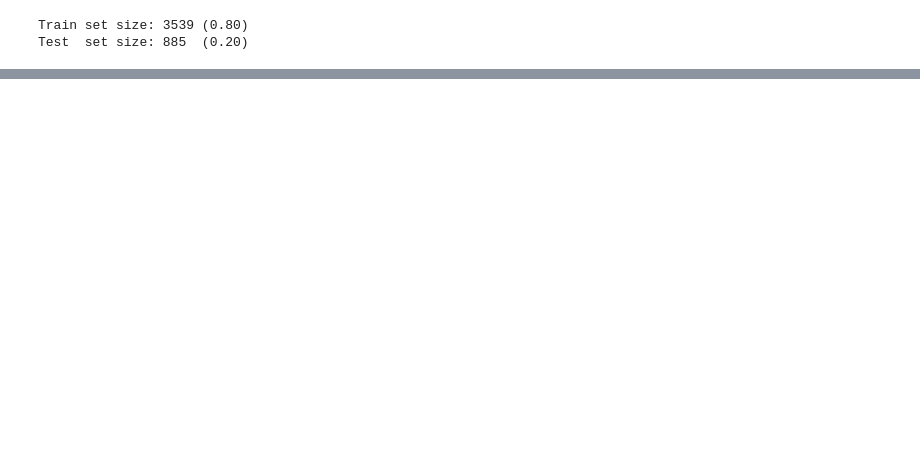
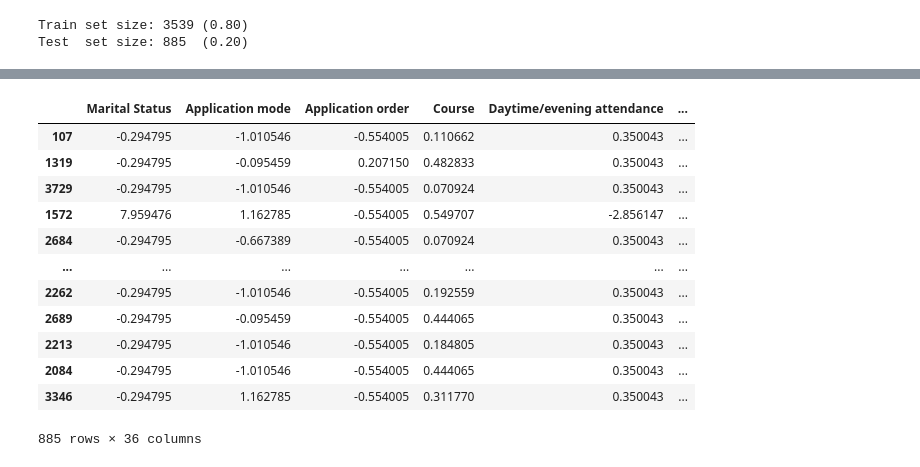
Before and after one commit to gideonoludeyi/cosc5p70, a Jupyter notebook: notebooks/model.ipynb, the cells around one changed output, grey strips where cells are left out. Saved outputs shown, nothing was run; the diff lists cells and outputs as text; code cells hidden in the pictures; blank space fills up the shorter version.

Commit message:
tune model hyper-parameters

```diff
--- a/notebooks/model.ipynb
+++ b/notebooks/model.ipynb
@@ -256,6 +283,7 @@ batch_size = 64
 # %%
 classes_train = np.unique(y_train)
 loss_weights = compute_class_weight('balanced', classes=classes_train, y=y_train)
+loss_weights = torch.tensor(loss_weights, dtype=torch.float32)
 print(f"Classes:      {classes_train}")
 print(f"Loss Weights: {loss_weights}")
 
@@ -263,5 +291,5 @@ print(f"Loss Weights: {loss_weights}")
 #  assign weights labels due to imbalance in labels
 #  e.g., there are more 'Graduate' instances than 'Enrolled' and 'Dropout'
 #        so 'Graduate' label is assigned a lower weight in term of loss
-loss_fn = nn.CrossEntropyLoss(weight=torch.from_numpy(loss_weights))
+loss_fn = nn.CrossEntropyLoss(weight=loss_weights)
 # %% [output]
@@ -270,10 +298,10 @@ Loss Weights: [1.03752565 1.85774278 0.66760988]
 # %%
-optimizer = torch.optim.SGD(model.parameters(), lr=learning_rate) # Stochastic Gradient Descent
+optimizer = torch.optim.SGD(model.parameters(), lr=learning_rate, momentum=momentum) # Stochastic Gradient Descent
 # %%
-train_data = SupervisedDataset(X_train, y_train, target_transform=onehot)
+train_data = SupervisedDataset(X_train, y_train)
 train_dataloader = DataLoader(train_data, batch_size=batch_size, shuffle=True, generator=rng)
 
-test_data = SupervisedDataset(X_test, y_test, target_transform=onehot)
+test_data = SupervisedDataset(X_test, y_test)
 test_dataloader = DataLoader(test_data, batch_size=batch_size, shuffle=True, generator=rng)
 
 for t in range(epochs):
@@ -300,0 +335,35 @@ Test Error:
+# %%
+def predict(model, X):
+    y_pred = []
+    with torch.no_grad():
+        X = torch.tensor(X, dtype=torch.float32)
+        pred = model(X)
+        y_pred = pred.argmax(1)
+    return np.asarray(y_pred)
+
+def get_result(model, features_df, y_true):
+    X = features_df.values
+    y_pred = predict(model, X)
+    result_df = features_df.copy()
+    result_df['y_true'] = y_true
+    result_df['y_true'] = result_df['y_true'].apply(index_to_label)
+    result_df['y_pred'] = y_pred
+    result_df['y_pred'] = result_df['y_pred'].apply(index_to_label)
+    return result_df
+# %%
+test_result_df = get_result(model, X_test, y_test.values)
+test_result_df
+# %% [output]
+|  | Marital Status | Application mode | Application order | Course | Daytime/evening attendance | ... |
+| 107 | -0.294795 | -1.010546 | -0.554005 | 0.110662 | 0.350043 | ... |
+| 1319 | -0.294795 | -0.095459 | 0.207150 | 0.482833 | 0.350043 | ... |
+| 3729 | -0.294795 | -1.010546 | -0.554005 | 0.070924 | 0.350043 | ... |
+| 1572 | 7.959476 | 1.162785 | -0.554005 | 0.549707 | -2.856147 | ... |
+| 2684 | -0.294795 | -0.667389 | -0.554005 | 0.070924 | 0.350043 | ... |
+| ... | ... | ... | ... | ... | ... | ... |
+| 2262 | -0.294795 | -1.010546 | -0.554005 | 0.192559 | 0.350043 | ... |
+| 2689 | -0.294795 | -0.095459 | -0.554005 | 0.444065 | 0.350043 | ... |
+| 2213 | -0.294795 | -1.010546 | -0.554005 | 0.184805 | 0.350043 | ... |
+| 2084 | -0.294795 | -1.010546 | -0.554005 | 0.444065 | 0.350043 | ... |
+| 3346 | -0.294795 | 1.162785 | -0.554005 | 0.311770 | 0.350043 | ... |
+885 rows × 36 columns
```
Also changed, not shown: parts of 20 cells of this notebook.
